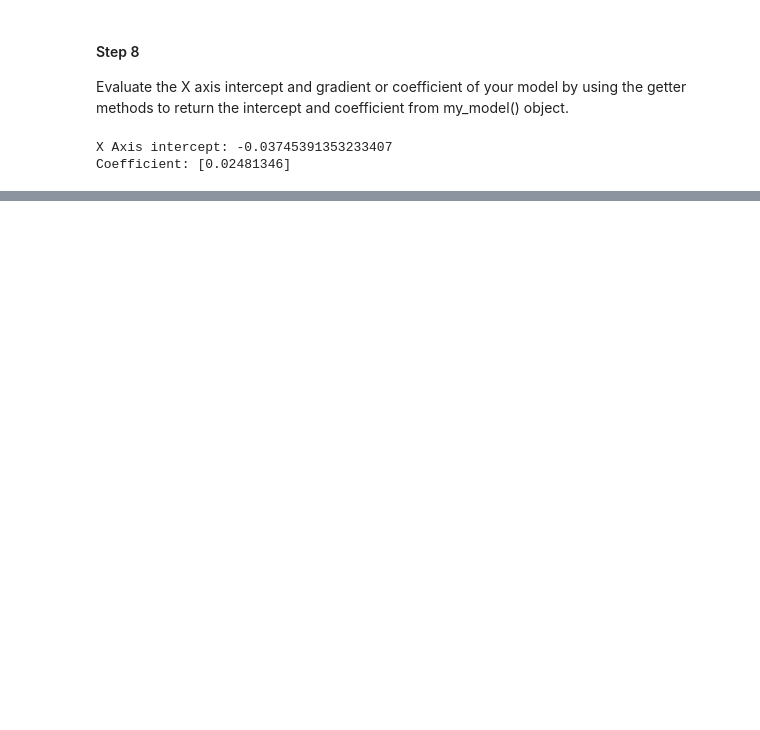
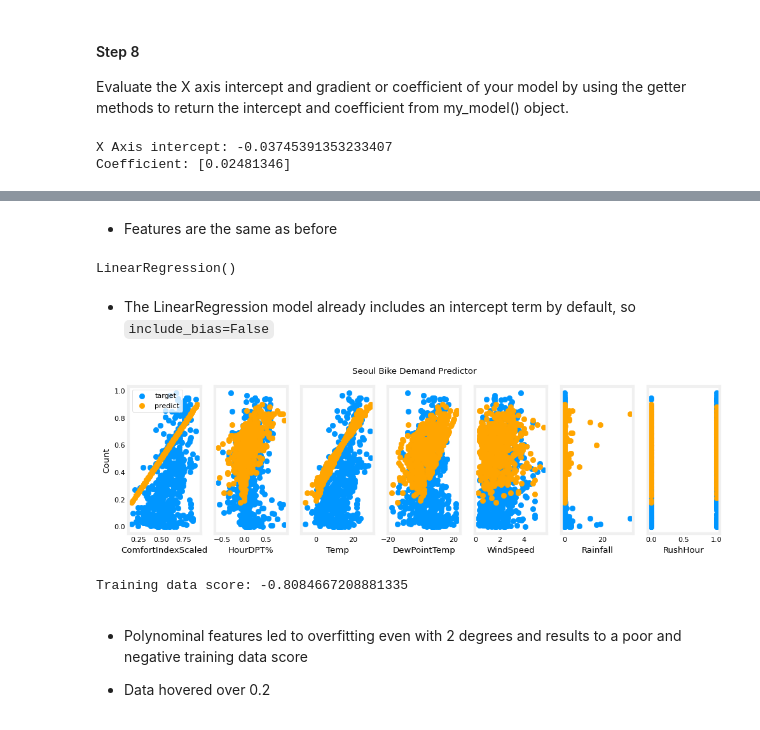
Before and after one commit to TempeHS/2025SE-Roman.L-Task2, a Jupyter notebook: 2.model_development/2.4.model_testing_and_validation/2.4.1.model_evaluation.ipynb, the cells around one changed output, grey strips where cells are left out. Drawn from its saved outputs; the diff is of its cells as text; code cells hidden in the pictures; blank space fills up the shorter version.

```diff
--- a/2.model_development/2.4.model_testing_and_validation/2.4.1.model_evaluation.ipynb
+++ b/2.model_development/2.4.model_testing_and_validation/2.4.1.model_evaluation.ipynb
@@ -211,0 +204,52 @@ When your model is ready for operations, move it to the [3.Operations\3.1.Deploy
+# %%
+testing_data = pd.read_csv('2.4.1.testing_data.csv')
+mx_col = ['ComfortIndexScaled','HourDPT%','Temp','DewPointTemp','WindSpeed','Rainfall','RushHour']
+
+mx_test = np.array(testing_data[mx_col])
+my_test = np.array(testing_data['Count'])
+# %% [markdown]
+* Features are the same as before
+# %%
+poly = PolynomialFeatures(degree=2, include_bias=False)
+poly_features = poly.fit_transform(mx_test)
+
+# Create the model
+my_model = LinearRegression()
+
+# Fit the model to the data
+my_model.fit(poly_features, y)
+# %% [output]
+LinearRegression()
+# %% [markdown]
+* The LinearRegression model already includes an intercept term by default, so `include_bias=False`
+# %%
+my_pred = my_model.predict(poly_features)
+my_pred = np.maximum(0, my_pred)
+
+if len(mx_col) == 1:
+    plt.scatter(mx_test, my_pred)
+    plt.scatter(mx_test, my_test, marker='x', c='r')
+    plt.title("Seoul Bike Demand Predictor")
+    plt.ylabel("Count")
+    plt.xlabel(mx_col[0])
+else:
+    fig, ax = plt.subplots(1, len(mx_col), figsize=(12, 3), sharey=True)
+    for i in range(len(ax)):
+        ax[i].scatter(mx_test[:, i], my_test, label='target')
+        ax[i].set_xlabel(mx_col[i])
+        ax[i].scatter(mx_test[:, i], my_pred, color="orange", label='predict')
+    ax[0].set_ylabel("Count")
+    ax[0].legend()
+    fig.suptitle("Seoul Bike Demand Predictor")
+plt.show()
+# %% [output]
+[figure, added]
+# %%
+test_score = model_E.score(poly_features, my_test)
+print(f'Training data score: {test_score}')
+# %% [output]
+Training data score: -0.8084667208881335
+# %% [markdown]
+* Polynominal features led to overfitting even with 2 degrees and results to a poor and negative training data score
+
+* Data hovered over 0.2
```
Also changed, not shown: parts of 30 cells of this notebook, 14 other files.
